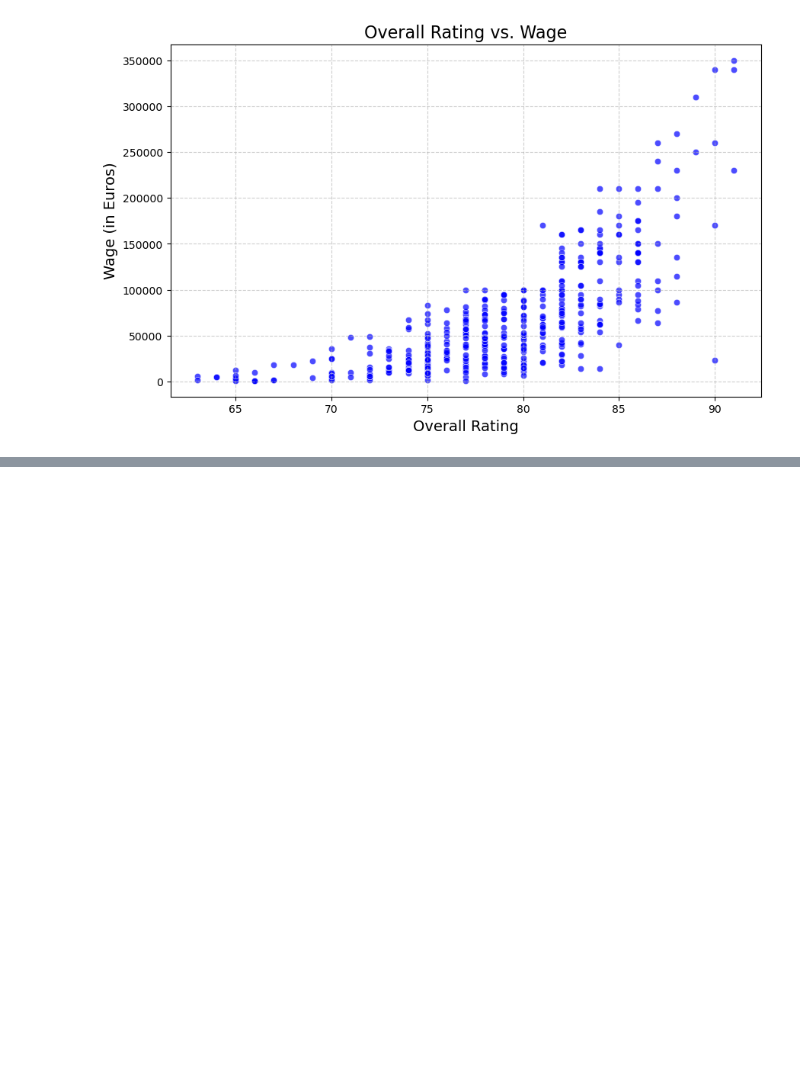
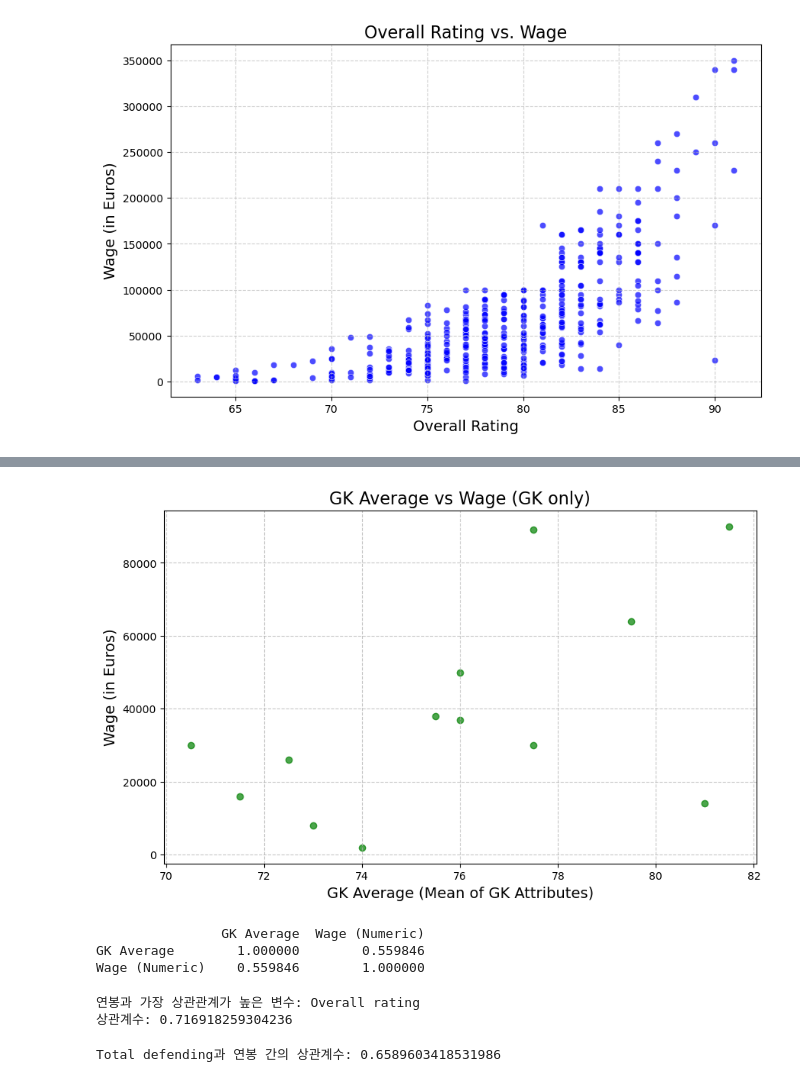
Before and after one commit to choimin0221/data-analytic-programming, a Jupyter notebook: exam1.ipynb, the cells around one changed output, grey strips where cells are left out. Drawn from its saved outputs; the diff is of its cells as text; code cells hidden in the pictures; blank space fills up the shorter version.

```diff
--- a/exam1.ipynb
+++ b/exam1.ipynb
@@ -91,0 +128,79 @@ plt.show()
+# %%
+# 연봉 데이터를 숫자형으로 변환하는 함수
+def parse_wage(value):
+    if isinstance(value, str) and 'K' in value:
+        return float(value.replace('€', '').replace('K', '')) * 1_000
+    elif isinstance(value, str) and 'M' in value:
+        return float(value.replace('€', '').replace('M', '')) * 1_000_000
+    else:
+        return None
+
+# "Best position"이 "GK"인 선수들 필터링
+gk_only_df = df[df['Best position'] == 'GK']
+
+# 골키퍼 관련 열 필터링
+gk_attributes = ["GK Diving", "GK Handling", "GK Kicking", "GK Positioning", "GK Reflexes"]
+gk_only_data = gk_only_df[gk_attributes].copy()
+
+# 연봉 데이터를 숫자로 변환
+gk_only_df.loc[:, 'Wage (Numeric)'] = gk_only_df['Wage'].apply(parse_wage)
+
+# 골키퍼 평균 능력치 계산
+gk_only_data['GK Average'] = gk_only_data.select_dtypes(include='number').mean(axis=1)
+
+# 유효 데이터 필터링
+valid_data = gk_only_data[['GK Average']].join(gk_only_df[['Wage (Numeric)']]).dropna()
+
+# 골키퍼 평균 능력치와 연봉 간의 상관관계 계산
+correlation_gk_only = valid_data.corr()
+
+# 시각화
+plt.figure(figsize=(10, 6))
+plt.scatter(valid_data['GK Average'], valid_data['Wage (Numeric)'], alpha=0.7, color='green')
+plt.title('GK Average vs Wage (GK only)', fontsize=16)
+plt.xlabel('GK Average (Mean of GK Attributes)', fontsize=14)
+plt.ylabel('Wage (in Euros)', fontsize=14)
+plt.grid(True, linestyle='--', alpha=0.7)
+plt.show()
+
+# 상관관계 결과 출력
+print(correlation_gk_only)
+# %% [output]
+[figure, added]
+                GK Average  Wage (Numeric)
+GK Average        1.000000        0.559846
+Wage (Numeric)    0.559846        1.000000
+# %%
+import pandas as pd
+
+# "Best position"이 CB, RWB, LWB인 선수들 필터링
+defensive_positions = ['CB', 'RWB', 'LWB']
+defensive_df = df[df['Best position'].isin(defensive_positions)]
+
+# 연봉과 다른 변수 간의 상관관계 계산
+# 숫자형 열만 선택
+numeric_defensive_df = defensive_df.select_dtypes(include='number')
+
+# 연봉과 다른 변수 간의 상관관계
+wage_correlations_defensive = numeric_defensive_df.corr()['Wage (Numeric)'].dropna().sort_values(ascending=False)
+
+# 연봉 자기 자신을 제외하고 가장 높은 상관관계가 있는 변수 찾기
+highest_corr_var_filtered = wage_correlations_defensive[wage_correlations_defensive.index != 'Wage (Numeric)'].idxmax()
+highest_corr_value_filtered = wage_correlations_defensive[wage_correlations_defensive.index != 'Wage (Numeric)'].max()
+
+# 결과 출력
+print(f"연봉과 가장 상관관계가 높은 변수: {highest_corr_var_filtered}")
+print(f"상관계수: {highest_corr_value_filtered}")
+# %% [output]
+연봉과 가장 상관관계가 높은 변수: Overall rating
+상관계수: 0.716918259304236
+# %%
+if 'Total defending' in defensive_df.columns:
+    # Total defending과 Wage (Numeric)의 상관관계 계산
+    total_defending_correlation = defensive_df[['Total defending', 'Wage (Numeric)']].dropna().corr()
+    total_defending_correlation_value = total_defending_correlation.loc['Total defending', 'Wage (Numeric)']
+    print(f"Total defending과 연봉 간의 상관계수: {total_defending_correlation_value}")
+else:
+    print("Column 'Total defending' does not exist in the dataset.")
+# %% [output]
+Total defending과 연봉 간의 상관계수: 0.6589603418531986
```
Also changed, not shown: parts of 2 cells of this notebook.
